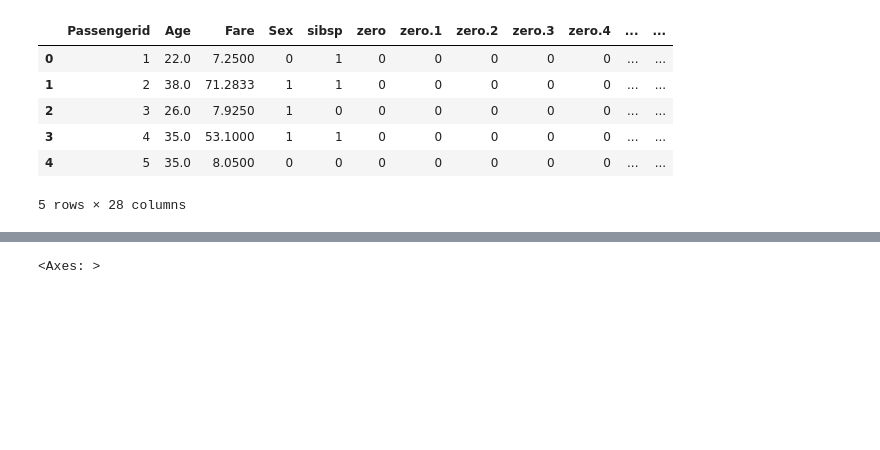
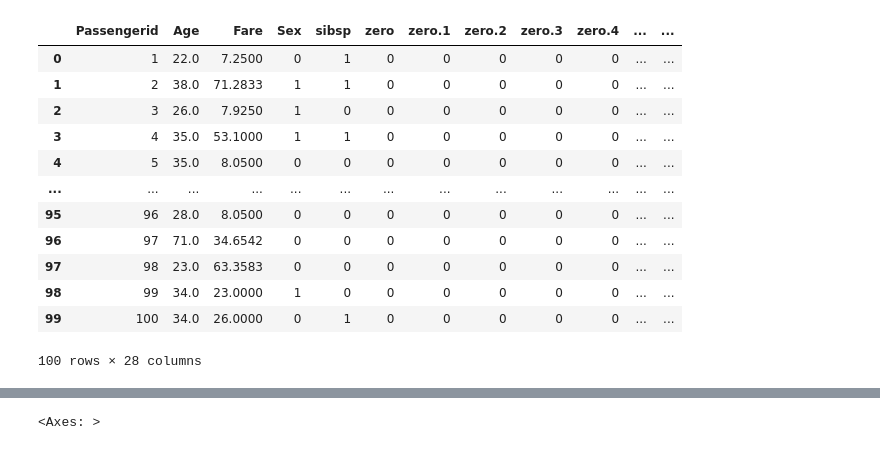
Before and after one commit to mzarnecki/supervised-machine-learning-full-examples, a Jupyter notebook: numeric_classification_titanic_survive.ipynb, the cells around one changed output, grey strips where cells are left out. Saved outputs shown, nothing was run; the diff lists cells and outputs as text; code cells hidden in the pictures; blank space fills up the shorter version.

```diff
--- a/numeric_classification_titanic_survive.ipynb
+++ b/numeric_classification_titanic_survive.ipynb
@@ -1,22 +1,27 @@
 # %%
 # !IMPORTANT - to run this notebook download first train_and_test2.csv dataset from https://www.kaggle.com/datasets/heptapod/titanic and put it in data/ folder
 
 # import libraries
 from sklearn.model_selection import train_test_split
-from sklearn import model_selection, preprocessing, linear_model, naive_bayes, metrics, svm, ensemble
-import numpy as np
+from sklearn import linear_model, metrics, svm, ensemble
 import pandas as pd
 import seaborn as sns
 import matplotlib.pyplot as plt
 
 # import .csv data into DataFrame
 passengers = pd.read_csv('data/train_and_test2.csv')
-passengers.head()
+passengers.head(100)
 # %% [output]
 |  | Passengerid | Age | Fare | Sex | sibsp | zero | zero.1 | zero.2 | zero.3 | zero.4 | ... | ... |
 | 0 | 1 | 22.0 | 7.2500 | 0 | 1 | 0 | 0 | 0 | 0 | 0 | ... | ... |
 | 1 | 2 | 38.0 | 71.2833 | 1 | 1 | 0 | 0 | 0 | 0 | 0 | ... | ... |
 | 2 | 3 | 26.0 | 7.9250 | 1 | 0 | 0 | 0 | 0 | 0 | 0 | ... | ... |
 | 3 | 4 | 35.0 | 53.1000 | 1 | 1 | 0 | 0 | 0 | 0 | 0 | ... | ... |
 | 4 | 5 | 35.0 | 8.0500 | 0 | 0 | 0 | 0 | 0 | 0 | 0 | ... | ... |
+| ... | ... | ... | ... | ... | ... | ... | ... | ... | ... | ... | ... | ... |
+| 95 | 96 | 28.0 | 8.0500 | 0 | 0 | 0 | 0 | 0 | 0 | 0 | ... | ... |
+| 96 | 97 | 71.0 | 34.6542 | 0 | 0 | 0 | 0 | 0 | 0 | 0 | ... | ... |
+| 97 | 98 | 23.0 | 63.3583 | 0 | 0 | 0 | 0 | 0 | 0 | 0 | ... | ... |
+| 98 | 99 | 34.0 | 23.0000 | 1 | 0 | 0 | 0 | 0 | 0 | 0 | ... | ... |
+| 99 | 100 | 34.0 | 26.0000 | 0 | 1 | 0 | 0 | 0 | 0 | 0 | ... | ... |
-5 rows × 28 columns
+100 rows × 28 columns
```
Also changed, not shown: parts of 2 cells of this notebook, 4 other files.
